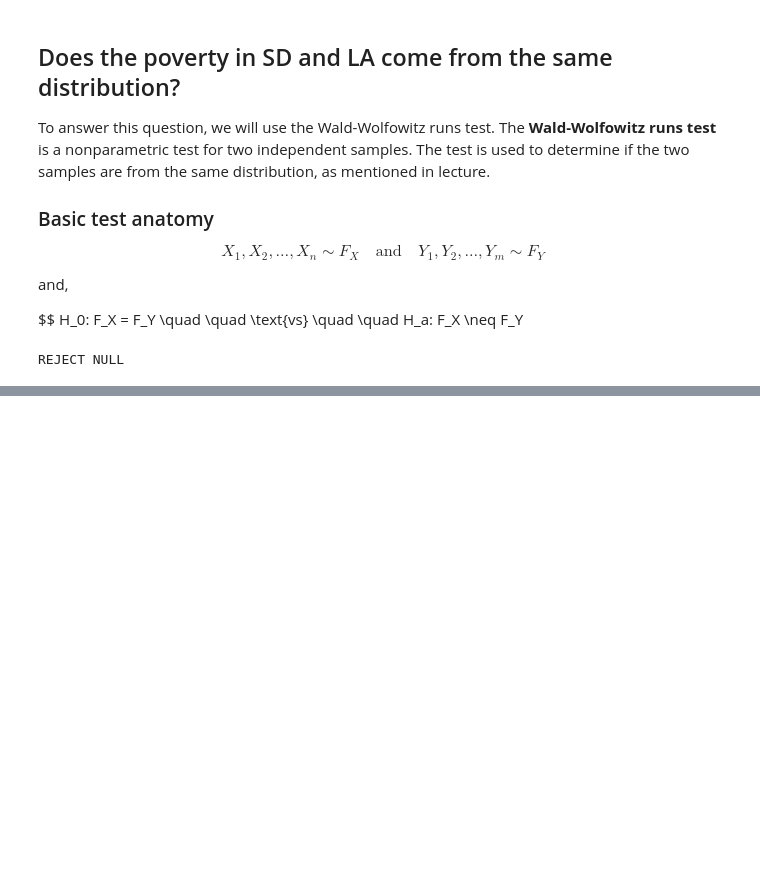
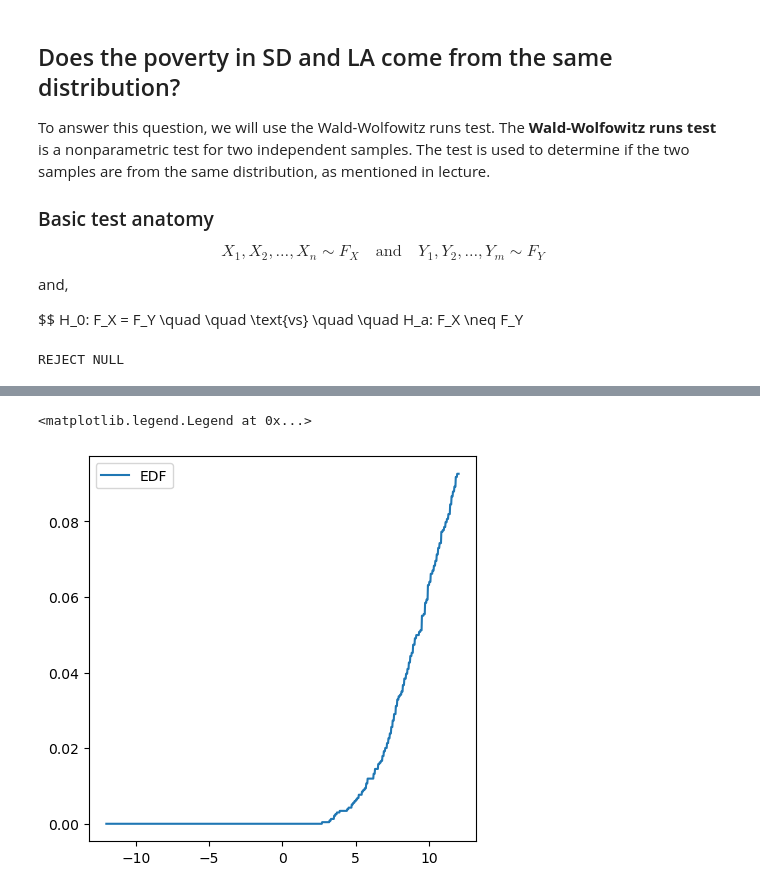
Before and after one commit to valenciaaalberto/Math189Project, a Jupyter notebook: Data/project.ipynb, the cells around one changed output, grey strips where cells are left out. Cells and saved outputs as stored; diff of their text form; code cells hidden in the pictures; blank space fills up the shorter version.

```diff
--- a/Data/project.ipynb
+++ b/Data/project.ipynb
@@ -223,0 +243,9 @@ Interestingly, this seems to suggest there evidence that the distirbution of pov
+# %%
+xrange = np.linspace(-12, 12, 1000)
+la_ecdf= np.array([sum(la['Poverty'] < x) for x in xrange]) / len(la)
+fig, ax = plt.subplots(1, 1, figsize=(5, 5))
+ax.plot(xrange, la_ecdf, label='EDF')
+ax.legend()
+# %% [output]
+<matplotlib.legend.Legend at 0x...>
+[figure, added]
```
Also changed, not shown: parts of 4 cells of this notebook.
